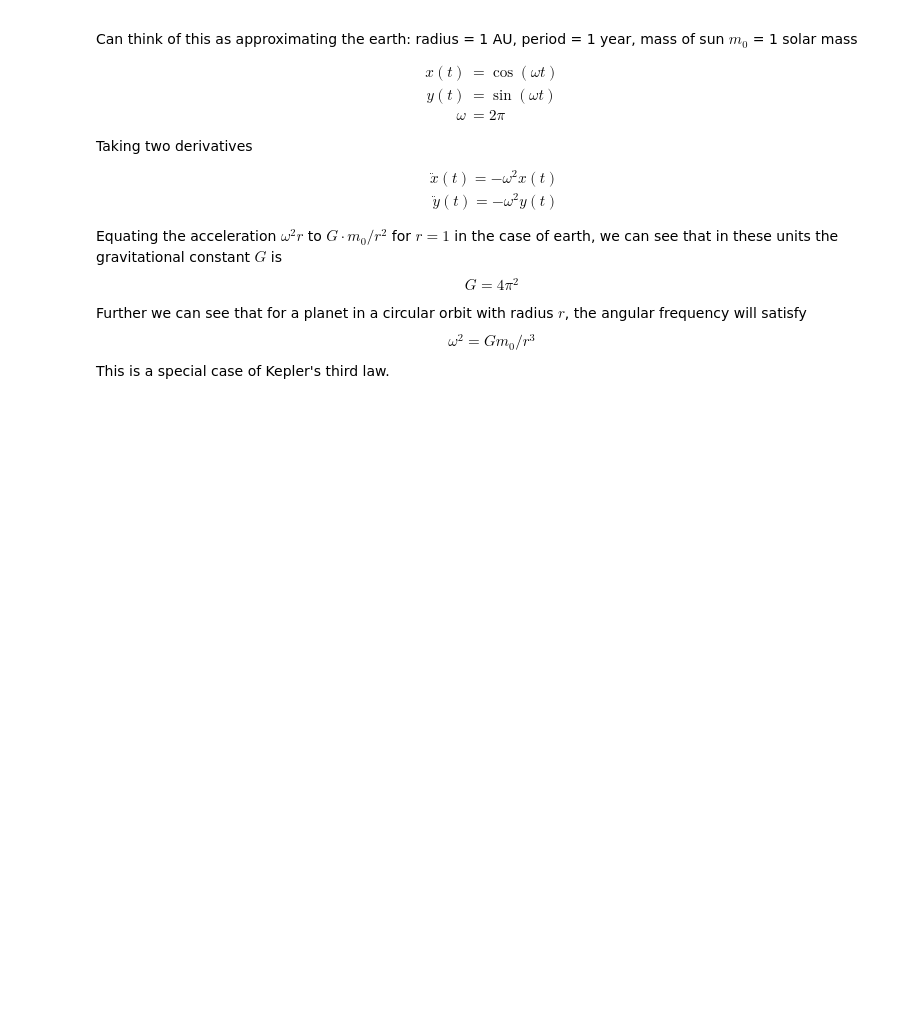
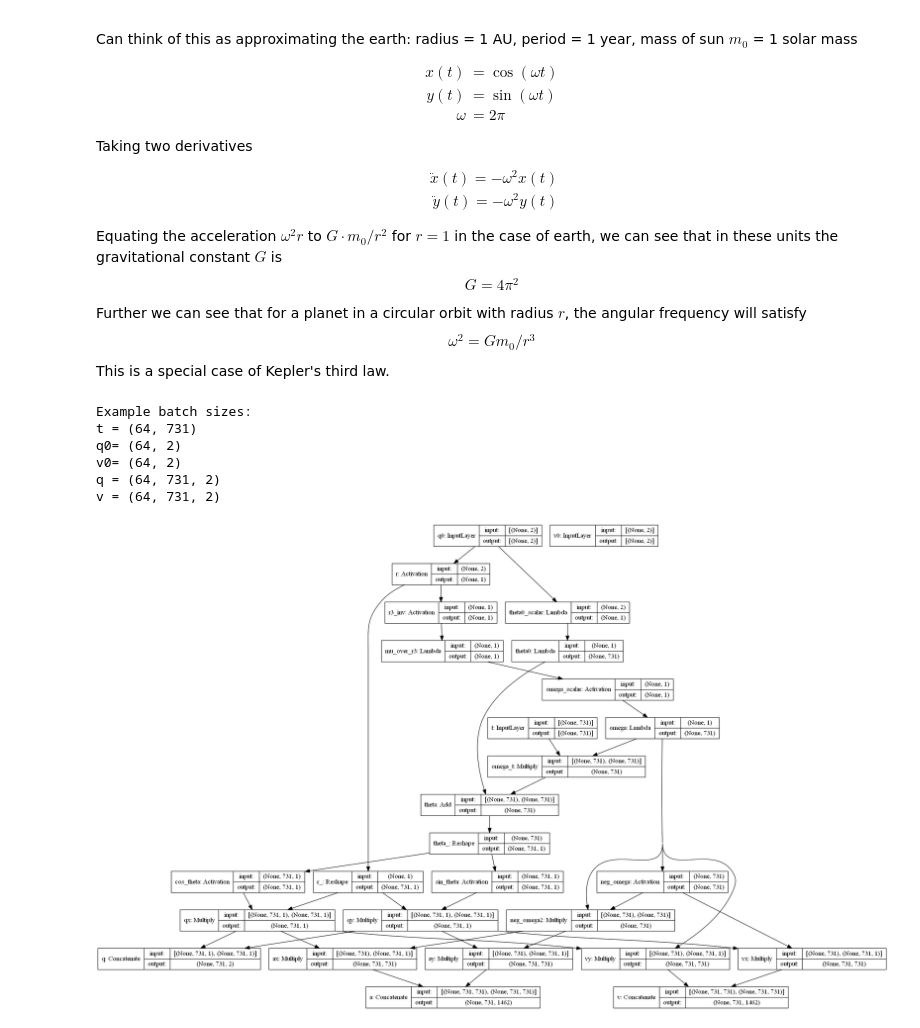
Before and after one commit to memanuel/IACS-n-body, a Jupyter notebook: src/two-body-restricted.ipynb, the cells around one changed output. Saved outputs shown, nothing was run; the diff lists cells and outputs as text; code cells hidden in the pictures; blank space fills up the shorter version.

```diff
--- a/src/two-body-restricted.ipynb
+++ b/src/two-body-restricted.ipynb
@@ -76,3 +76,30 @@ ds_earth_trn, ds_earth_val, ds_earth_tst = make_datasets_earth(n_traj=1000, vt_s
 
 # Create DataSet objects for solar system type orbits (a between 0.25 and 32.0)
 # ds_solar_trn, ds_solar_val, ds_solar_tst = make_datasets_solar(n_traj=10000, vt_split=0.20)
+# %%
+# Example batch
+batch_in, batch_out = list(ds_earth_val.take(1))[0]
+# batch_in.keys()
+# batch_out.keys()
+
+batch_t = batch_in['t']
+batch_q0 = batch_in['q0']
+batch_v0 = batch_in['v0']
+
+batch_q = batch_out['q']
+batch_v = batch_out['v']
+batch_a = batch_out['a']
+
+print(f'Example batch sizes:')
+print(f't = {batch_t.shape}')
+print(f'q0= {batch_q0.shape}')
+print(f'v0= {batch_v0.shape}')
+print(f'q = {batch_q.shape}')
+print(f'v = {batch_v.shape}')
+# %% [output]
+Example batch sizes:
+t = (64, 731)
+q0= (64, 2)
+v0= (64, 2)
+q = (64, 731, 2)
+v = (64, 731, 2)
@@ -78,0 +185,7 @@ ds_earth_trn, ds_earth_val, ds_earth_tst = make_datasets_earth(n_traj=1000, vt_s
+# %%
+model_math = make_model_r2bc_math()
+# %%
+keras.utils.plot_model(model_math, show_shapes=True)
+# keras.utils.plot_model(model_math, show_shapes=False)
+# %% [output]
+[figure, added]
```
Also changed, not shown: parts of 11 cells of this notebook, 2 other files.
